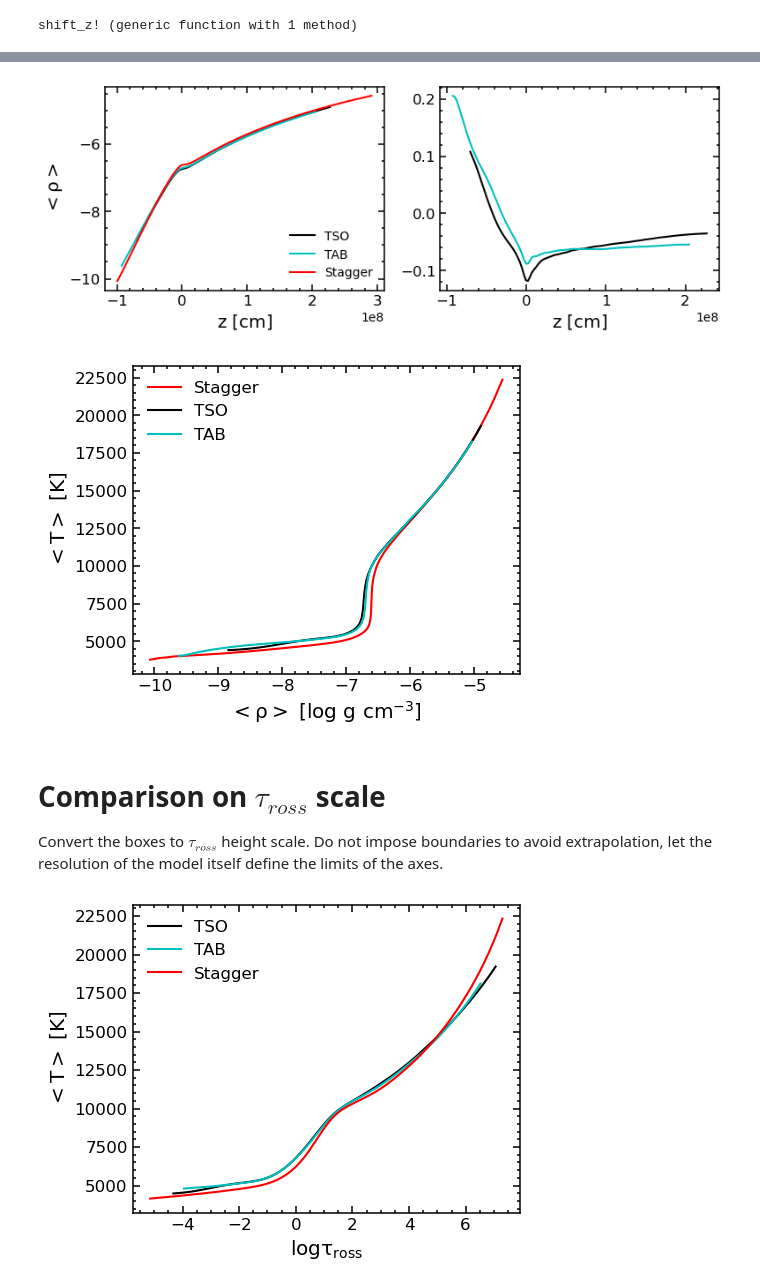
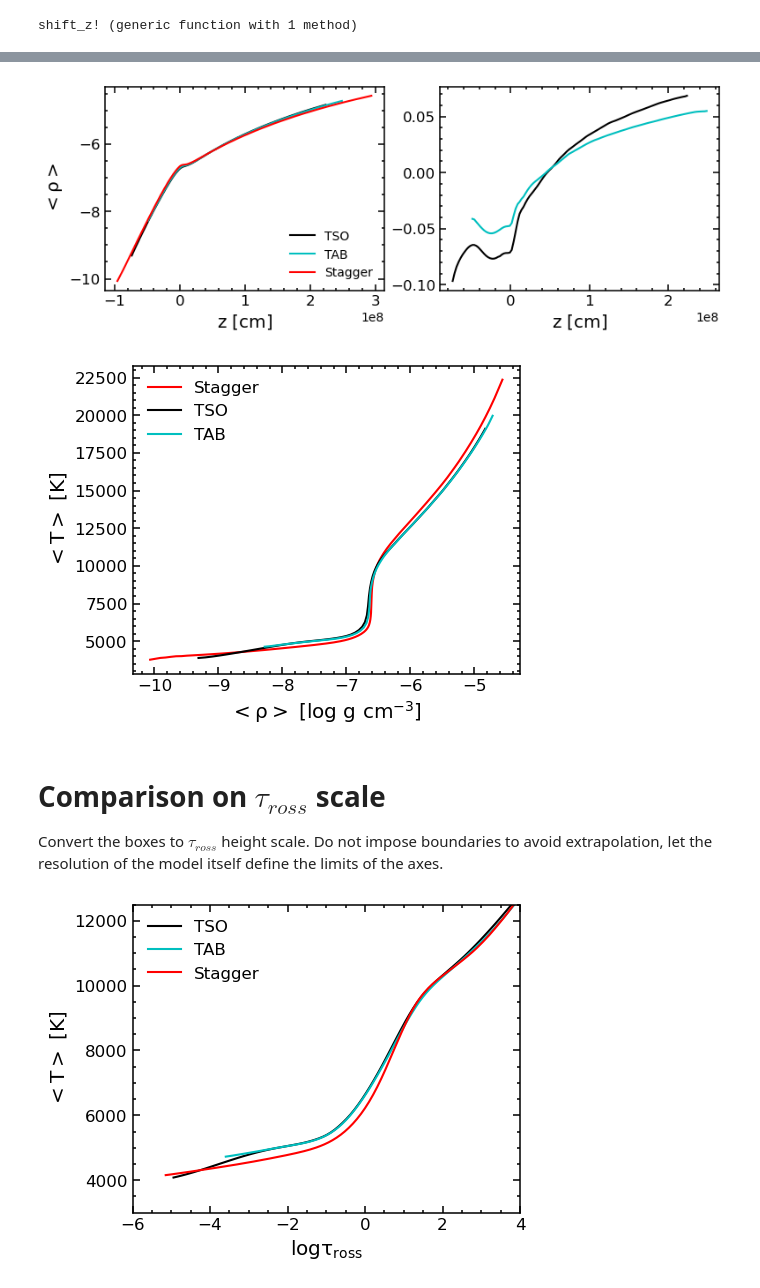
Before and after one commit to pe1995/MUST.jl, a Jupyter notebook: examples/solar_model/profile_vs_teff.ipynb, the cells around one changed output, grey strips where cells are left out. Cells and saved outputs as stored; diff of their text form; code cells hidden in the pictures.

```diff
--- a/examples/solar_model/profile_vs_teff.ipynb
+++ b/examples/solar_model/profile_vs_teff.ipynb
@@ -22,6 +23,6 @@ sqEOS    = MUST.SquareGasEOS(MUST.@in_dispatch(eos_path));
 # %% [markdown]
 The stagger model to compare with
 # %%
-folder_stagger = "/ptmp/peitner/model_grid/MUST.jl/examples/stagger2bifrost"
-stagger        = MUST.Box("box_solar_stagger_TSO", folder=folder_stagger);
-stagger_τ      = MUST.Box("box_solar_stagger_TSO_t", folder=folder_stagger);
+folder_stagger = "/shared-storage/eitner/model_grid/MUST.jl/examples/stagger2bifrost/"
+stagger        = MUST.Box("box_solar_stagger_TSOv1.1", folder=folder_stagger);
+stagger_τ      = MUST.Box("box_solar_stagger_TSOv1.1_t", folder=folder_stagger);
@@ -38,9 +29,11 @@ The different Dispatch models
 # %%
-folder = MUST.@in_dispatch "data/TSO_sun_Magg_rturc"
-model_tab_teff, model_t_tab_teff = MUST.Boxes(folder, snaps=[25])
+folder  = MUST.@in_dispatch "data/TSO_sun_TDZv2_v3.1"
+folder1 = folder
+model_tab_teff, model_t_tab_teff = MUST.Boxes(folder, snaps=[30])
 
-folder = MUST.@in_dispatch "data/TAB_sun_profile_hRes"
-model_tab_trho, model_t_tab_trho = MUST.Boxes(folder, snaps=[22]);
+folder  = MUST.@in_dispatch "data/TAB_sun_TDZv2"
+folder2 = folder
+model_tab_trho, model_t_tab_trho = MUST.Boxes(folder, snaps=[30]);
 # %%
 label1 = "TSO"
 label2 = "TAB"
@@ -118,4 +114,6 @@ ax[1].legend(framealpha=0, loc="upper left", fontsize="medium");
 # %%
+close()
+
 d_tab_teff = log10.(MUST.plane_statistic(mean, model_tab_teff, :d))
 d_tab_trho = log10.(MUST.plane_statistic(mean, model_tab_trho, :d))
 d_stagger  = log10.(MUST.plane_statistic(mean, stagger, :d))
@@ -159,5 +157,7 @@ ax[1].set_xlabel(L"\rm z \ [cm]", fontsize="x-large")
 ax[2].set_xlabel(L"\rm z \ [cm]", fontsize="x-large")
 
 ax[1].legend(framealpha=0, loc="lower right", fontsize="medium");
+
+gcf()
 # %% [output]
-[figure, old version]
+[figure, new version]
@@ -164,4 +168,6 @@ ax[1].legend(framealpha=0, loc="lower right", fontsize="medium");
 # %%
+close()
+
 d_tab_teff = MUST.plane_statistic(mean, model_tab_teff, :T)
 d_tab_trho = MUST.plane_statistic(mean, model_tab_trho, :T)
 d_stagger  = MUST.plane_statistic(mean, stagger, :T)
@@ -185,8 +191,10 @@ ax.set_ylabel(L"\rm <T> \ [K]", fontsize="x-large")
 ax.set_xlabel(L"\rm <\rho> \ [log\ g\ cm^{-3}]", fontsize="x-large")
 
 ax.legend(framealpha=0, loc="upper left", fontsize="large");
+
+gcf()
 # %% [output]
-[figure, old version]
+[figure, new version]
 # %% [markdown]
 # Comparison on $\tau_{ross}$ scale
 Convert the boxes to $\tau_{ross}$ height scale. Do not impose boundaries to avoid extrapolation, let the resolution of the model itself define the limits of the axes.
@@ -199,37 +207,41 @@ tab_teff_τ = model_t_tab_teff #MUST.height_scale(model_tab_teff, :τ_ross);
 #folder_stagger = "/ptmp/peitner/model_grid/MUST.jl/examples/stagger2bifrost"
 #stagger        = MUST.save(stagger_τ, name="box_solar_stagger_t", folder=folder_stagger);
 # %%
+close()
+
 d_tab_teff = MUST.plane_statistic(mean, tab_teff_τ, :T)
 d_tab_trho = MUST.plane_statistic(mean, tab_trho_τ, :T)
 d_stagger  = MUST.plane_statistic(mean, stagger_τ, :T)
 
 z_tab_teff = log10.(MUST.axis(tab_teff_τ, :τ_ross, 3))
 z_tab_trho = log10.(MUST.axis(tab_trho_τ, :τ_ross, 3))
 z_stagger  = log10.(MUST.axis(stagger_τ, :τ_ross, 3))
 
 # Plotting
 f, ax = plt.subplots(1, 1, figsize=(5,4))
 basic_plot!(ax)
 
 
 ## The temperature profile
 #ax.scatter(log10.(reshape(stagger_τ[:τ_ross], :)), reshape(stagger_τ[:T], :), color="r", s=0.01)
 #ax.scatter(log10.(reshape(tab_trho_τ[:τ_ross], :)), reshape(tab_trho_τ[:T], :), color="c", s=0.01)
 #ax.scatter(log10.(reshape(tab_teff_τ[:τ_ross], :)), reshape(tab_teff_τ[:T], :), color="k", s=0.01)
 
 
 ax.plot(z_tab_teff, d_tab_teff, color="k", label=label1)
 ax.plot(z_tab_trho, d_tab_trho, color="c", label=label2)
 ax.plot(z_stagger,  d_stagger,  color="r", label="Stagger")
 
 
 ax.set_ylabel(L"\rm <T> \ [K]", fontsize="x-large")
 ax.set_xlabel(L"\rm log \tau_{ross}", fontsize="x-large")
 
-#ax.set_xlim(-6, 4.0)
-#ax.set_ylim(3000, 25000)
+ax.set_xlim(-6, 4.0)
+ax.set_ylim(3000, 12500)
 
 ax.legend(framealpha=0, loc="upper left", fontsize="large");
+
+gcf()
 # %% [output]
-[figure, old version]
+[figure, new version]
 # %%
```
Also changed, not shown: parts of 11 cells of this notebook, 4 other files.
